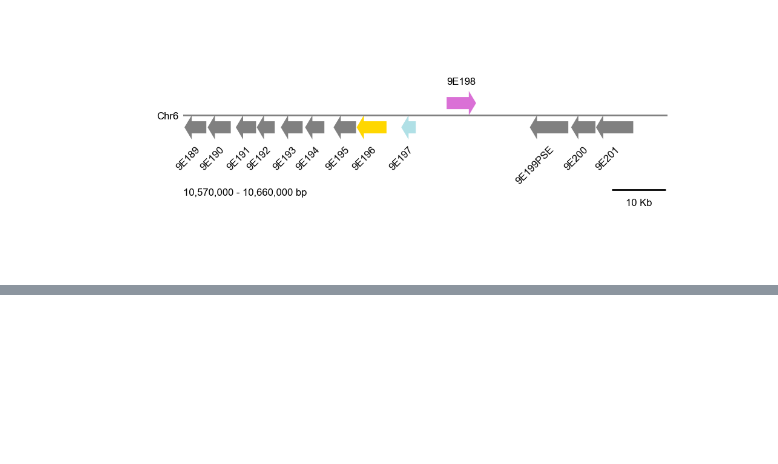
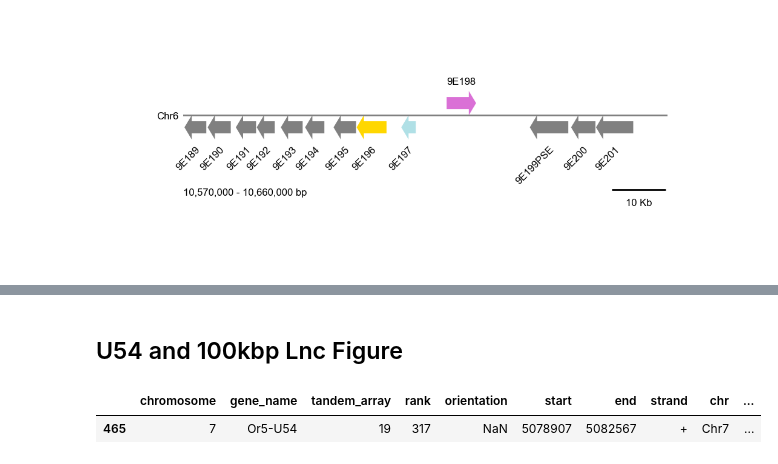
Before and after one commit to Social-Evolution-and-Behavior/Glotzer-Kronauer-2025, a Jupyter notebook: miscellaneous/plot_genome_region.ipynb, the cells around one changed output, grey strips where cells are left out. Saved outputs shown, nothing was run; the diff lists cells and outputs as text; code cells hidden in the pictures; blank space fills up the shorter version.

```diff
--- a/miscellaneous/plot_genome_region.ipynb
+++ b/miscellaneous/plot_genome_region.ipynb
@@ -1369,0 +1476,7 @@ Chr: <built-in function chr>, Start: 10570000, End: 10660000
+# %% [markdown]
+## U54 and 100kbp Lnc Figure
+# %%
+or_db.loc[or_db.gene_name == "Or5-U54"]
+# %% [output]
+|  | chromosome | gene_name | tandem_array | rank | orientation | start | end | strand | chr | ... |
+| 465 | 7 | Or5-U54 | 19 | 317 | NaN | 5078907 | 5082567 | + | Chr7 | ... |
```
Also changed, not shown: parts of 4 cells of this notebook, 19 other files.
